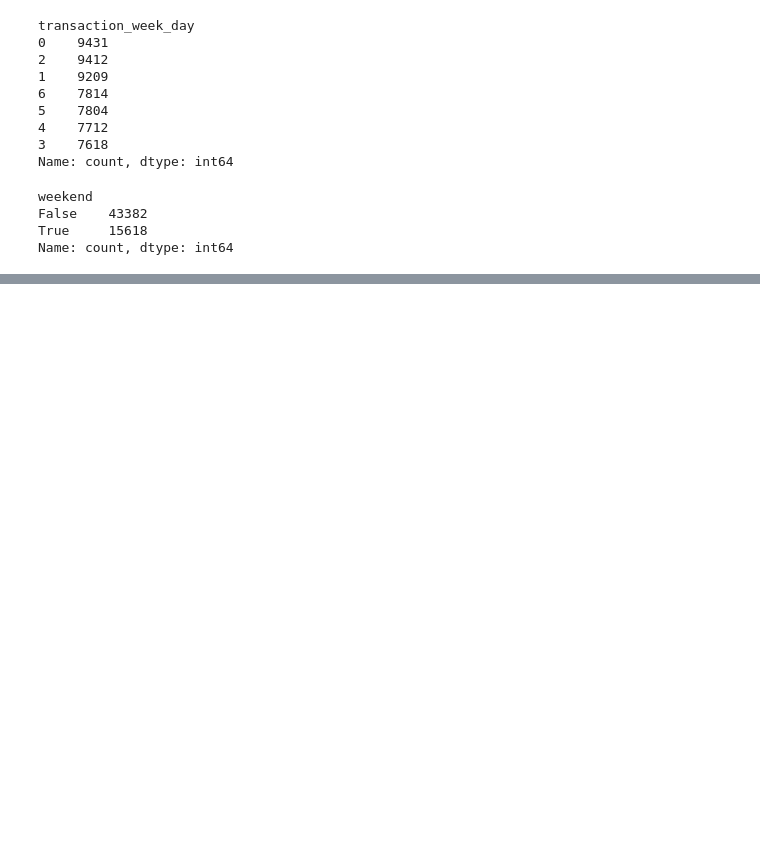
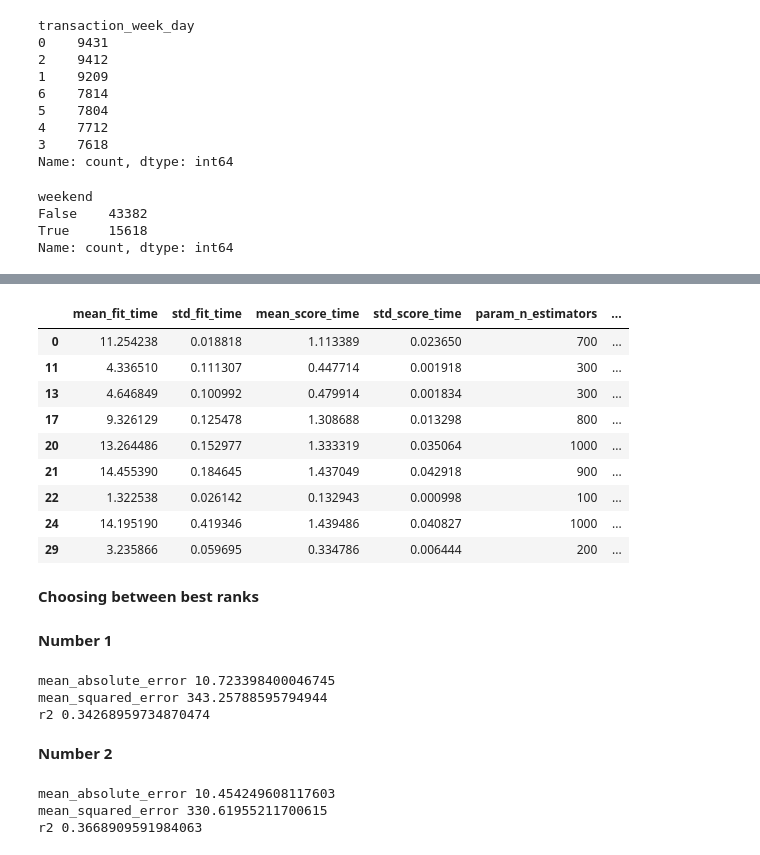
Before and after one commit to danielcamacho9712/Machine-Learning-Project, a Jupyter notebook: NY_yellow-taxis.ipynb, the cells around one changed output, grey strips where cells are left out. Drawn from its saved outputs; the diff is of its cells as text; code cells hidden in the pictures; blank space fills up the shorter version.

```diff
--- a/NY_yellow-taxis.ipynb
+++ b/NY_yellow-taxis.ipynb
@@ -377,0 +498,25 @@ data_with_new_features
+# %%
+# Number of trees in the forest
+n_estimators = [int(x) for x in np.linspace(start=200, stop=2000, num=10)]
+# Number of features to consider at every split
+max_features = ['sqrt']
+# Maximum number of levels in tree
+max_depth = [10, 20]
+max_depth.append(None)
+# Minimum number of samples required to split a node
+min_samples_split = [2, 4, 8, 16, 32]
+# Minimum number of samples required at each leaf node
+min_samples_leaf = [1, 2, 4, 10, 20]
+# Method of selecting samples for training each tree
+bootstrap = [True, False]
+# %%
+import pprint as pp
+
+random_grid = {'n_estimators': n_estimators,
+               'max_features': max_features,
+               'max_depth': max_depth,
+               'min_samples_split': min_samples_split,
+               'min_samples_leaf': min_samples_leaf,
+               'bootstrap': bootstrap
+               }
+pp.pprint(random_grid)
@@ -377,0 +530,10 @@ data_with_new_features
+# %%
+from sklearn.model_selection import RandomizedSearchCV
+
+rf = RandomForestRegressor()
+
+rf_random = RandomizedSearchCV(estimator = rf, param_distributions = random_grid, n_iter = 30, cv = 3, verbose = 2, random_state=42)
+
+rf_random.fit(X_train, y_train.values.ravel())
+
+performances = pd.DataFrame.from_dict(rf_random.cv_results_)
@@ -377,0 +558,43 @@ data_with_new_features
+# %%
+performances[performances['rank_test_score'] < 10]
+# %% [output]
+|  | mean_fit_time | std_fit_time | mean_score_time | std_score_time | param_n_estimators | ... |
+| 0 | 11.254238 | 0.018818 | 1.113389 | 0.023650 | 700 | ... |
+| 11 | 4.336510 | 0.111307 | 0.447714 | 0.001918 | 300 | ... |
+| 13 | 4.646849 | 0.100992 | 0.479914 | 0.001834 | 300 | ... |
+| 17 | 9.326129 | 0.125478 | 1.308688 | 0.013298 | 800 | ... |
+| 20 | 13.264486 | 0.152977 | 1.333319 | 0.035064 | 1000 | ... |
+| 21 | 14.455390 | 0.184645 | 1.437049 | 0.042918 | 900 | ... |
+| 22 | 1.322538 | 0.026142 | 0.132943 | 0.000998 | 100 | ... |
+| 24 | 14.195190 | 0.419346 | 1.439486 | 0.040827 | 1000 | ... |
+| 29 | 3.235866 | 0.059695 | 0.334786 | 0.006444 | 200 | ... |
+# %% [markdown]
+**Choosing between best ranks**
+# %% [markdown]
+**Number 1**
+# %%
+rf = RandomForestRegressor(n_estimators=800,  min_samples_split=2, min_samples_leaf=4, max_features='sqrt', max_depth=None, bootstrap=False)
+rf.fit(X_train, y_train.values.squeeze())
+y_best = rf.predict(X_test)
+
+print('mean_absolute_error', sm.mean_absolute_error(y_test, y_best))
+print('mean_squared_error', sm.mean_squared_error(y_test, y_best))
+print('r2', sm.r2_score(y_test, y_best))
+# %% [output]
+mean_absolute_error 10.723398400046745
+mean_squared_error 343.25788595794944
+r2 0.34268959734870474
+# %% [markdown]
+**Number 2**
+# %%
+rf = RandomForestRegressor(n_estimators=300,  min_samples_split=16, min_samples_leaf=4, max_features='sqrt', max_depth=None, bootstrap=False)
+rf.fit(X_train, y_train.values.squeeze())
+y_best = rf.predict(X_test)
+
+print('mean_absolute_error', sm.mean_absolute_error(y_test, y_best))
+print('mean_squared_error', sm.mean_squared_error(y_test, y_best))
+print('r2', sm.r2_score(y_test, y_best))
+# %% [output]
+mean_absolute_error 10.454249608117603
+mean_squared_error 330.61955211700615
+r2 0.3668909591984063
```
Also changed, not shown: parts of 30 cells of this notebook.
